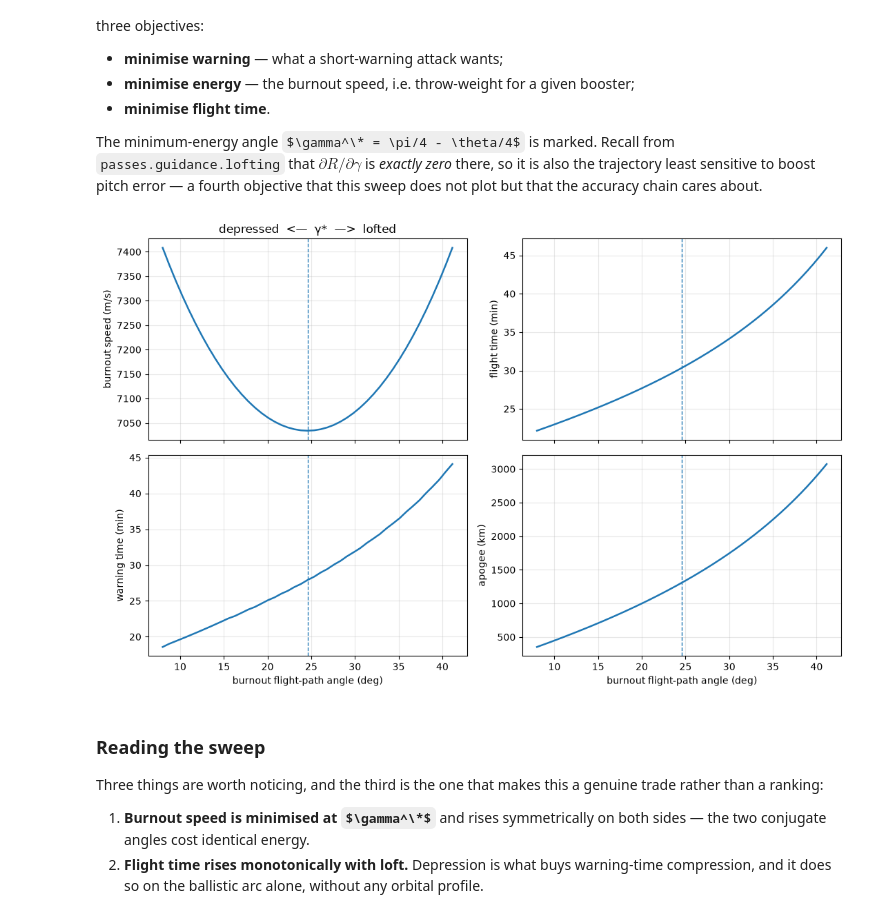
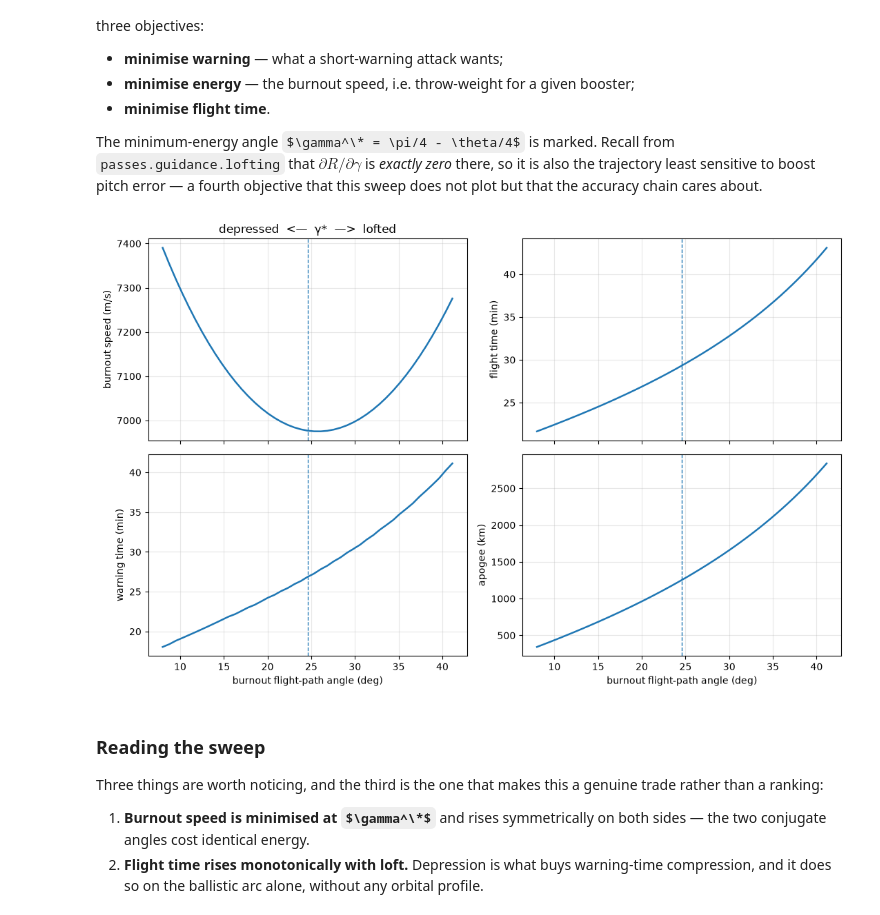
Before and after one commit to ethank5149/Parameterized-AeroStructural-State-Estimation-Sandbox, a Jupyter notebook: notebooks/fobs-warning-analysis.ipynb, the cells around one changed output. Cells and saved outputs as stored; diff of their text form; code cells hidden in the pictures; some formulas as TeX source.

```diff
--- a/notebooks/fobs-warning-analysis.ipynb
+++ b/notebooks/fobs-warning-analysis.ipynb
@@ -32,37 +74,10 @@ aimpoint, or the profile parameters and re-run.
 # %%
-import numpy as np
-import matplotlib.pyplot as plt
-
-from passes.geodesy import GeodeticPosition, great_circle_range, WGS84_MEAN_RADIUS
-from passes.guidance.lofting import (
-    conjugate_flight_path_angle,
-    lofting_trade,
-    optimum_burnout_angle,
-)
-from passes.orbital.fobs import fractional_insertion
-from passes.orbital.radar import EARLY_WARNING_SITES, RadarSite, coverage
-from passes.orbital.scenario import (
-    ballistic_trajectory,
-    fobs_trajectory,
-    warning_comparison,
-)
-from passes.orbital.warning import visibility_radius
-
-
-def at(latitude_deg, longitude_deg, label=""):
-    # Geodetic position from degrees.
-    return GeodeticPosition(
-        np.deg2rad(latitude_deg), np.deg2rad(longitude_deg), 0.0, label
-    )
-
-
-# --- the scenario -------------------------------------------------------
-LAUNCH = at(51.8, 59.5, "launch site")
-TARGET = at(38.9, -77.0, "aimpoint")
-
-PARKING_ALTITUDE = 150e3      # m, fractional-orbital parking arc
-RADAR_MASK_DEG = 5.0          # assumed working elevation for every site
+LAUNCH = package.launch
+TARGET = package.aimpoints[0]
+PARKING_ALTITUDE = package.profile.parking_altitude
+RADAR_MASK_DEG = 5.0
 SAMPLES = 600
+EARTH_ROTATION = True
 
 separation = great_circle_range(LAUNCH, TARGET)
 print(f"launch  {np.rad2deg(LAUNCH.latitude):+7.2f} N  {np.rad2deg(LAUNCH.longitude):+8.2f} E")
@@ -144,9 +159,11 @@ an approach from the reversed bearing.
 # %%
 comparison = warning_comparison(
     LAUNCH, TARGET,
+    flight_path_angle=package.profile.burnout_flight_path_angle,
     parking_altitude=PARKING_ALTITUDE,
     sites=sites,
     samples=SAMPLES,
+    earth_rotation=EARTH_ROTATION,
 )
 
 rows = [
@@ -286,33 +303,34 @@ accuracy chain cares about.
 # %%
 theta = float(separation / WGS84_MEAN_RADIUS)
 gamma_star = optimum_burnout_angle(theta)
 gammas = np.deg2rad(np.linspace(8.0, 2 * np.rad2deg(gamma_star) - 8.0, 45))
 
 sweep = []
 for gamma in gammas:
     c = warning_comparison(LAUNCH, TARGET, flight_path_angle=float(gamma),
-                           parking_altitude=PARKING_ALTITUDE, sites=sites, samples=250)
+                           parking_altitude=PARKING_ALTITUDE, sites=sites,
+                           samples=250, earth_rotation=EARTH_ROTATION)
     sweep.append((
         np.rad2deg(gamma),
         c.ballistic.burnout_speed,
         c.ballistic.flight_time / 60,
         c.ballistic_coverage.warning_time / 60 if c.ballistic_coverage.detected else np.nan,
         c.ballistic.apogee / 1e3,
     ))
 sweep = np.array(sweep)
 
 fig, axes = plt.subplots(2, 2, figsize=(11, 7), sharex=True)
 labels = ["burnout speed (m/s)", "flight time (min)", "warning time (min)", "apogee (km)"]
 for ax, column, label in zip(axes.ravel(), range(1, 5), labels):
     ax.plot(sweep[:, 0], sweep[:, column], linewidth=1.8)
     ax.axvline(np.rad2deg(gamma_star), linestyle="--", linewidth=1)
     ax.set_ylabel(label); ax.grid(alpha=0.3)
 for ax in axes[1]:
     ax.set_xlabel("burnout flight-path angle (deg)")
 axes[0, 0].set_title("depressed  <—  γ*  —>  lofted")
 plt.tight_layout(); plt.show()
 # %% [output]
-[figure, old version]
+[figure, new version]
 # %% [markdown]
 ### Reading the sweep
 
```
Also changed, not shown: parts of 17 cells of this notebook, 6 other files.
